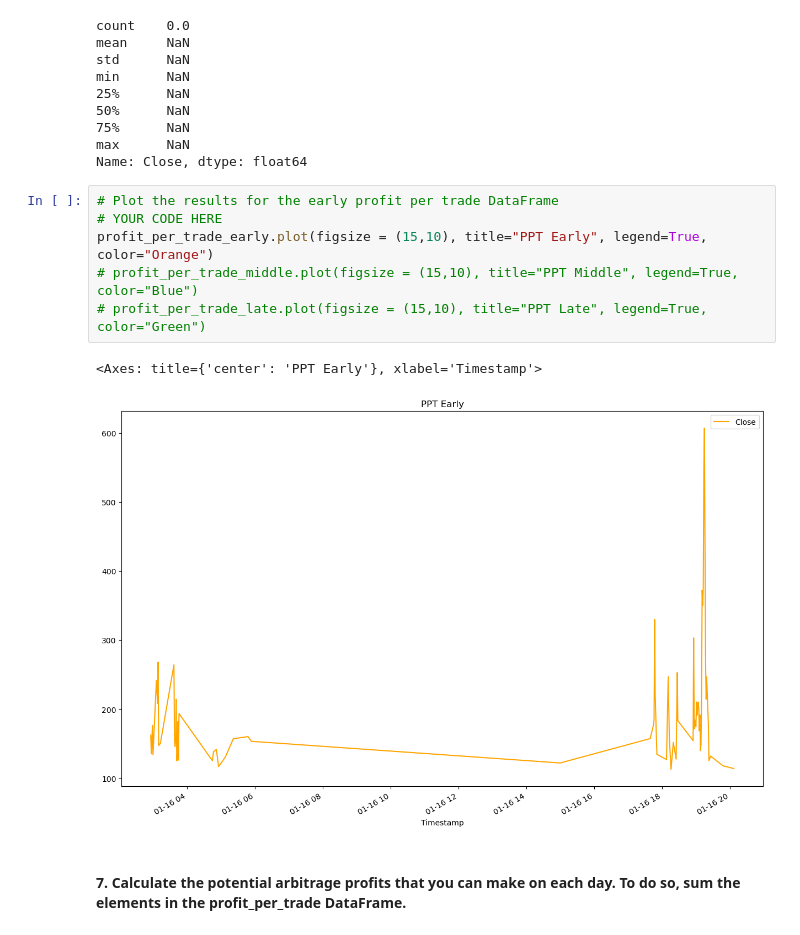
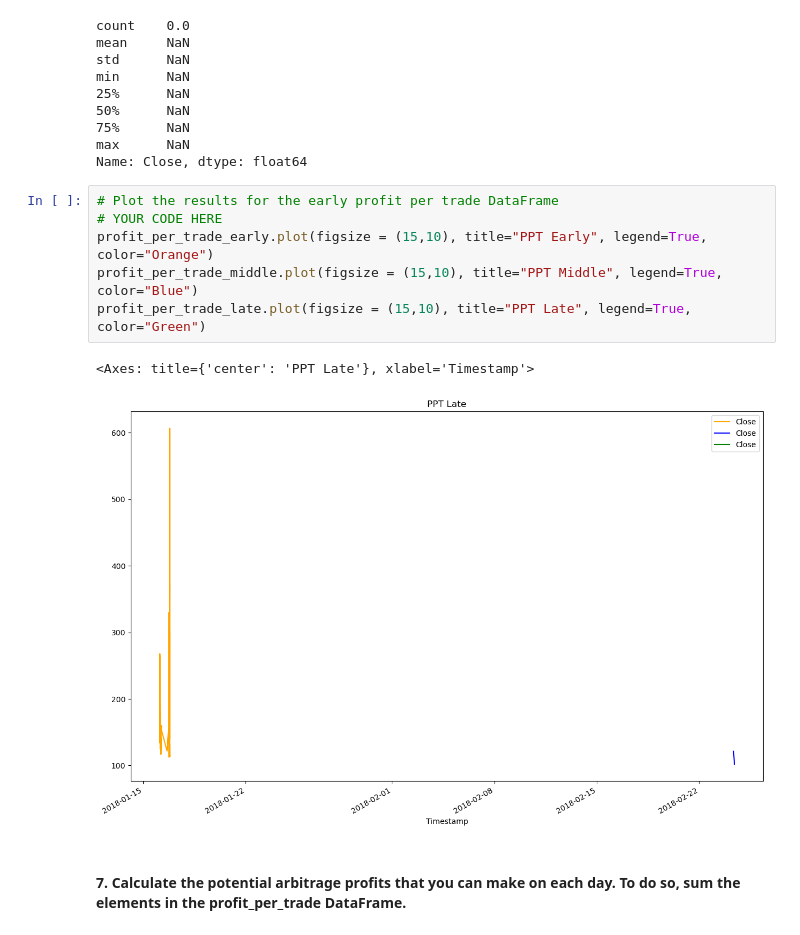
Before and after one commit to wcolwellcol/Mod3Chall, a Jupyter notebook: crypto_arbitrage.ipynb, the cells around one changed output. Saved outputs shown, nothing was run; the diff lists cells and outputs as text.

```diff
--- a/crypto_arbitrage.ipynb
+++ b/crypto_arbitrage.ipynb
@@ -590,12 +623,12 @@ Name: Close, dtype: float64
 # %%
 # Plot the results for the early profit per trade DataFrame
 # YOUR CODE HERE
 profit_per_trade_early.plot(figsize = (15,10), title="PPT Early", legend=True, color="Orange")
-# profit_per_trade_middle.plot(figsize = (15,10), title="PPT Middle", legend=True, color="Blue")
-# profit_per_trade_late.plot(figsize = (15,10), title="PPT Late", legend=True, color="Green")
+profit_per_trade_middle.plot(figsize = (15,10), title="PPT Middle", legend=True, color="Blue")
+profit_per_trade_late.plot(figsize = (15,10), title="PPT Late", legend=True, color="Green")
 # %% [output]
-<Axes: title={'center': 'PPT Early'}, xlabel='Timestamp'>
+<Axes: title={'center': 'PPT Late'}, xlabel='Timestamp'>
-[figure, old version]
+[figure, new version]
 # %% [markdown]
 #### 7. Calculate the potential arbitrage profits that you can make on each day. To do so, sum the elements in the profit_per_trade DataFrame.
 # %%
```
Also changed, not shown: parts of 22 cells of this notebook.
